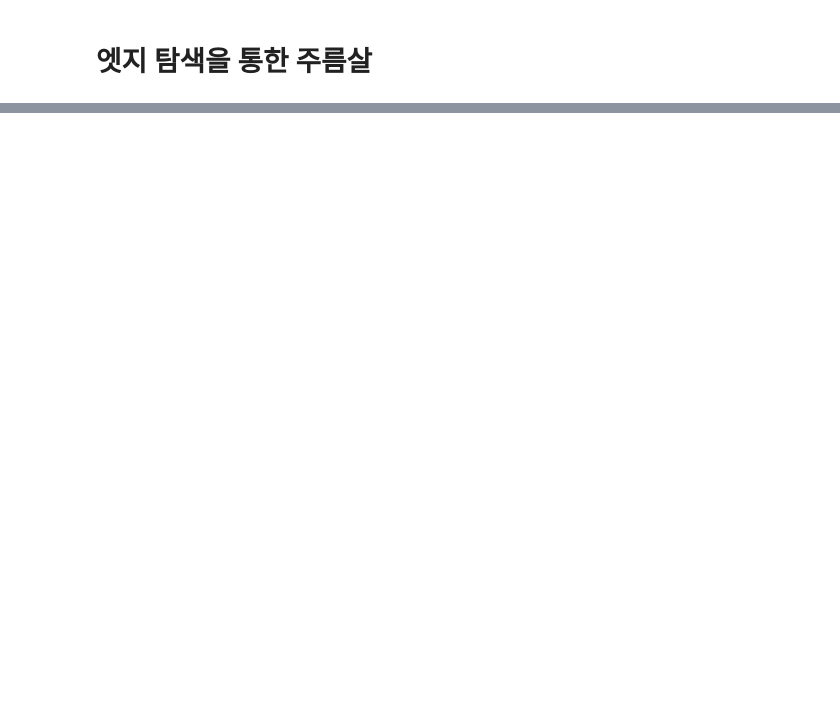
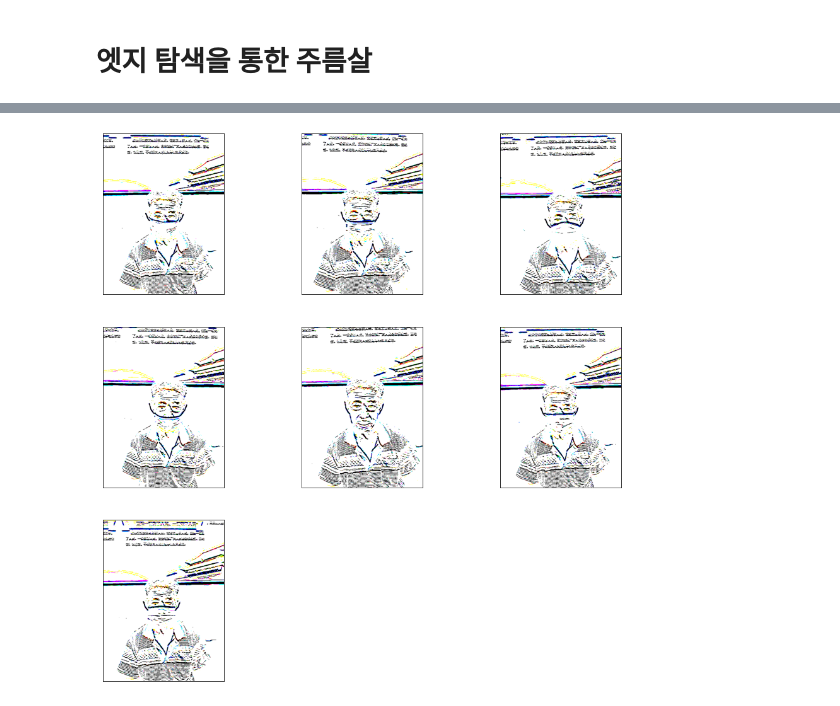
Before and after one commit to boostcampaitech2/image-classification-level1-20, a Jupyter notebook: T2232/EDA.ipynb, the cells around one changed output, grey strips where cells are left out. Cells and saved outputs as stored; diff of their text form; code cells hidden in the pictures; blank space fills up the shorter version.

```diff
--- a/T2232/EDA.ipynb
+++ b/T2232/EDA.ipynb
@@ -237,0 +277,14 @@ NameError: name 'cv2' is not defined
+# %%
+g_y=np.array([[-1,-1,-1],[0,0,0],[1,1,1]])
+fig = plt.figure(figsize=(16,16))
+for i, path in enumerate(glob.glob(image_path)):
+    img = cv2.imread(path)
+    ax = fig.add_subplot(3, 3, i+1)
+    img_gray = cv2.imread(path, cv2.IMREAD_GRAYSCALE)
+    img_horizon = cv2.filter2D(img,-1,g_y)
+    ret, thresh = cv2.threshold(img_horizon,30,255,cv2.THRESH_BINARY_INV)
+    ax.imshow(thresh)
+    ax.set_xticks([]), ax.set_yticks([])
+plt.show()
+# %% [output]
+[figure, added]
```
Also changed, not shown: parts of 10 cells of this notebook.
